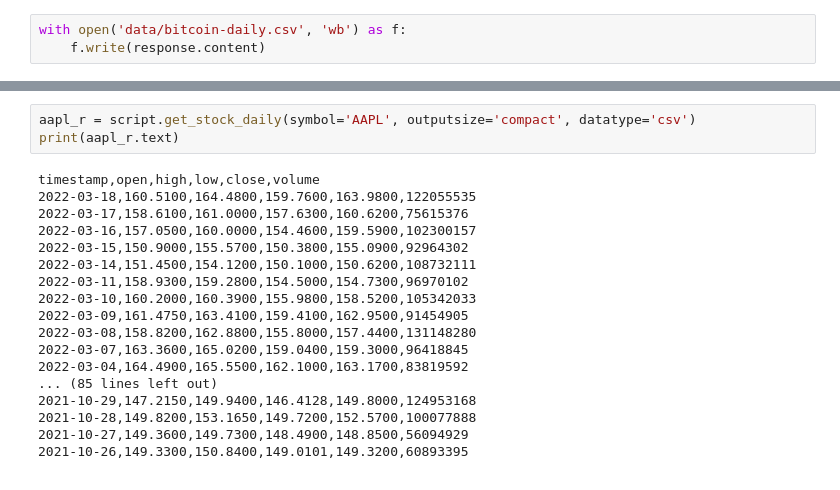
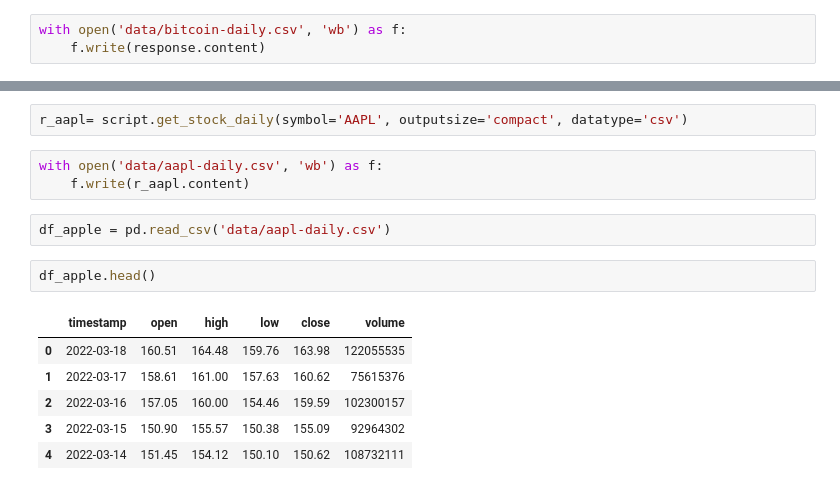
Before and after one commit to BitcoinInvestAnalysis/Capstone, a Jupyter notebook: playground.ipynb, the cells around one changed output, grey strips where cells are left out. Cells and saved outputs as stored; diff of their text form.

```diff
--- a/playground.ipynb
+++ b/playground.ipynb
@@ -58,23 +59,18 @@ bitcoin_df
 | 3833 | 2011-08-19 | 10.9000 | 10.9000 | 10.9000 | 10.9000 | 0 |
 3834 rows × 6 columns
 # %%
-aapl_r = script.get_stock_daily(symbol='AAPL', outputsize='compact', datatype='csv')
-print(aapl_r.text)
+r_aapl= script.get_stock_daily(symbol='AAPL', outputsize='compact', datatype='csv')
-# %% [output]
-timestamp,open,high,low,close,volume
-2022-03-18,160.5100,164.4800,159.7600,163.9800,122055535
-2022-03-17,158.6100,161.0000,157.6300,160.6200,75615376
-2022-03-16,157.0500,160.0000,154.4600,159.5900,102300157
-2022-03-15,150.9000,155.5700,150.3800,155.0900,92964302
-2022-03-14,151.4500,154.1200,150.1000,150.6200,108732111
-2022-03-11,158.9300,159.2800,154.5000,154.7300,96970102
-2022-03-10,160.2000,160.3900,155.9800,158.5200,105342033
-2022-03-09,161.4750,163.4100,159.4100,162.9500,91454905
-2022-03-08,158.8200,162.8800,155.8000,157.4400,131148280
-2022-03-07,163.3600,165.0200,159.0400,159.3000,96418845
-2022-03-04,164.4900,165.5500,162.1000,163.1700,83819592
-... (85 lines left out)
-2021-10-29,147.2150,149.9400,146.4128,149.8000,124953168
-2021-10-28,149.8200,153.1650,149.7200,152.5700,100077888
-2021-10-27,149.3600,149.7300,148.4900,148.8500,56094929
-2021-10-26,149.3300,150.8400,149.0101,149.3200,60893395
+# %%
+with open('data/aapl-daily.csv', 'wb') as f:
+    f.write(r_aapl.content)
+# %%
+df_apple = pd.read_csv('data/aapl-daily.csv')
+# %%
+df_apple.head()
+# %% [output]
+|  | timestamp | open | high | low | close | volume |
+| 0 | 2022-03-18 | 160.51 | 164.48 | 159.76 | 163.98 | 122055535 |
+| 1 | 2022-03-17 | 158.61 | 161.00 | 157.63 | 160.62 | 75615376 |
+| 2 | 2022-03-16 | 157.05 | 160.00 | 154.46 | 159.59 | 102300157 |
+| 3 | 2022-03-15 | 150.90 | 155.57 | 150.38 | 155.09 | 92964302 |
+| 4 | 2022-03-14 | 151.45 | 154.12 | 150.10 | 150.62 | 108732111 |
```
Also changed, not shown: parts of 6 cells of this notebook, 2 other files.
